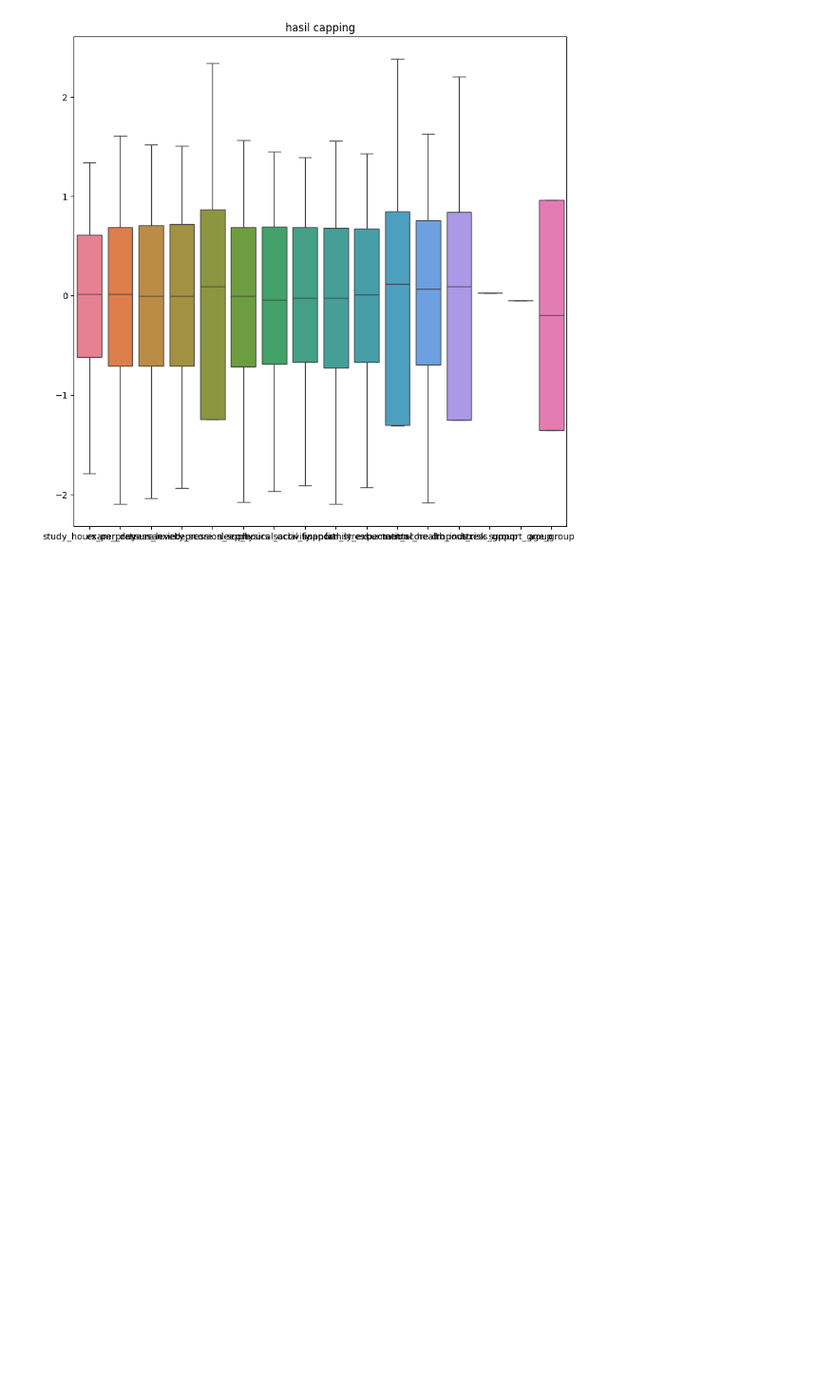
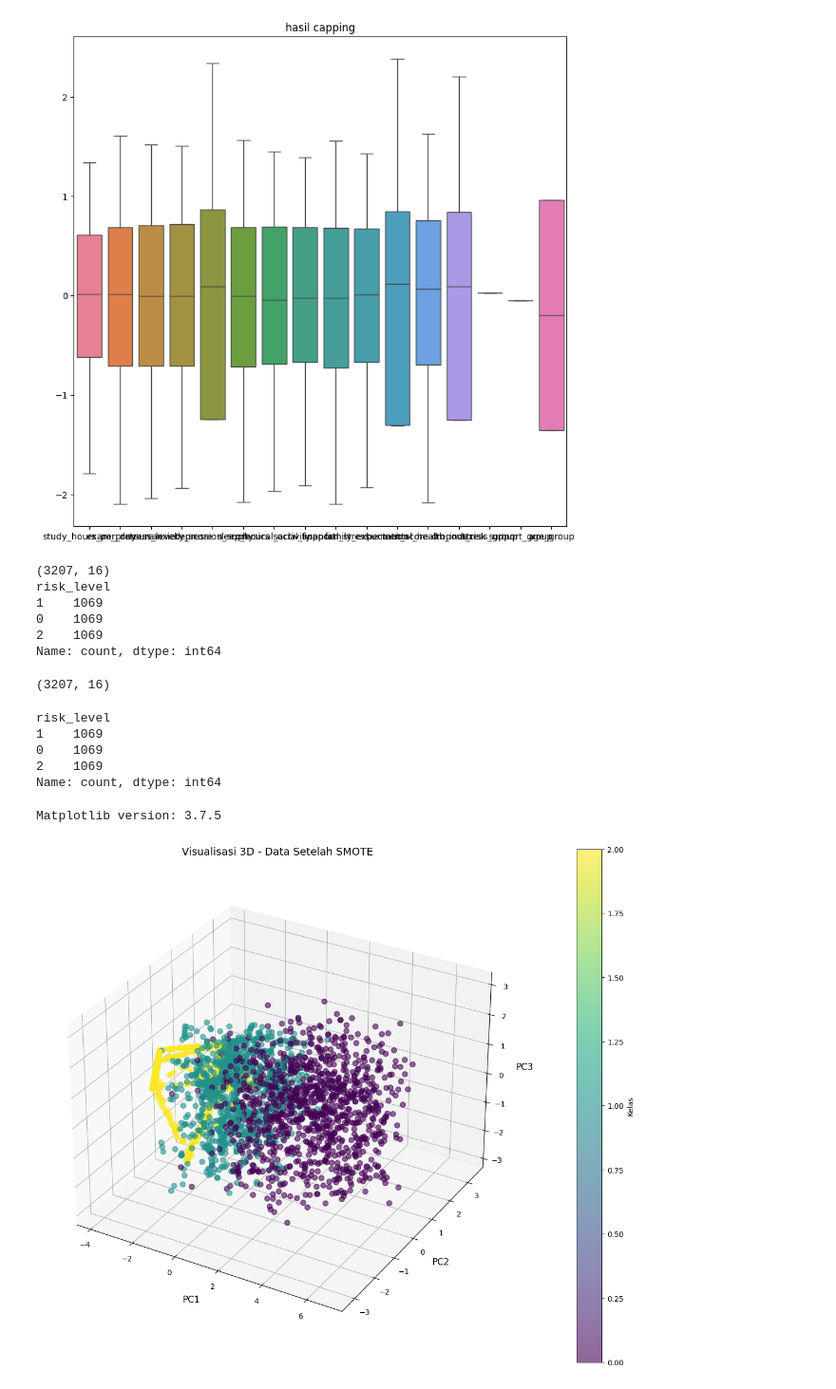
Before and after one commit to wen24-collab/MODEL-MACHINE-LEARNING-CLASSIFIICATION-TINGGKLAT-BRANOUT-SISWA-DAN-ORANG-DEWASA, a Jupyter notebook: prediksi_branour.ipynb, the cells around one changed output. Shown at 95% size. Saved outputs shown, nothing was run; the diff lists cells and outputs as text; code cells hidden in the pictures; blank space fills up the shorter version.

```diff
--- a/prediksi_branour.ipynb
+++ b/prediksi_branour.ipynb
@@ -1002,4 +1004,19 @@ plt.show()
 # %% [output]
 [figure]
 # %%
-#penganan imbalence data
+#penganan imbalence data pda data x
+
+
+smote_x = SMOTE(random_state=42, k_neighbors=5)
+
+x_data, y_data = smote_x.fit_resample(x_latih_final, y_latih)
+
+print(x_data.shape)
+print(y_data.value_counts())
+# %% [output]
+(3207, 16)
+risk_level
+1    1069
+0    1069
+2    1069
+Name: count, dtype: int64
@@ -1041,0 +1023,50 @@ plt.show()
+# %%
+#cek hasil oversampel
+
+print(x_data.shape)
+# %% [output]
+(3207, 16)
+# %%
+print(y_data.value_counts())
+# %% [output]
+risk_level
+1    1069
+0    1069
+2    1069
+Name: count, dtype: int64
+# %%
+
+
+# Cek versi matplotlib
+import matplotlib
+print(f"Matplotlib version: {matplotlib.__version__}")
+
+# Reduksi ke 3D
+pca = PCA(n_components=3)
+x_3d = pca.fit_transform(x_data)
+
+# Plot 3D
+fig = plt.figure(figsize=(12, 10))
+ax = fig.add_subplot(111, projection='3d')
+
+# Scatter plot dengan warna per kelas
+scatter = ax.scatter(x_3d[:, 0], x_3d[:, 1], x_3d[:, 2],
+                     c=y_data, cmap='viridis', alpha=0.6, s=50)
+
+# Label
+ax.set_xlabel('PC1', fontsize=12, labelpad=10)
+ax.set_ylabel('PC2', fontsize=12, labelpad=10)
+ax.set_zlabel('PC3', fontsize=12, labelpad=10)
+ax.set_title('Visualisasi 3D - Data Setelah SMOTE', fontsize=14, pad=20)
+
+# Colorbar
+plt.colorbar(scatter, label='Kelas', pad=0.1)
+
+# Grid
+ax.grid(True, alpha=0.3)
+
+plt.tight_layout()
+plt.show()
+# %% [output]
+Matplotlib version: 3.7.5
+[figure, added]
```
Also changed, not shown: parts of 3 cells of this notebook.
